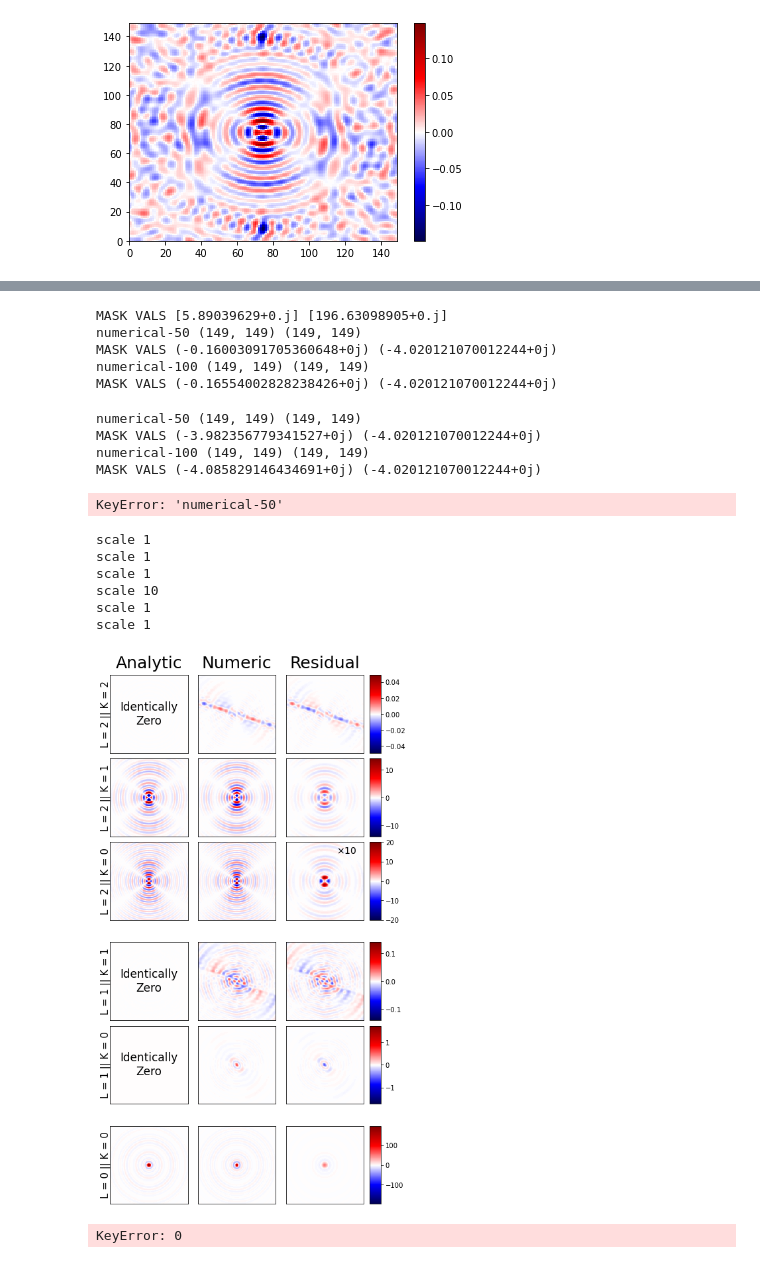
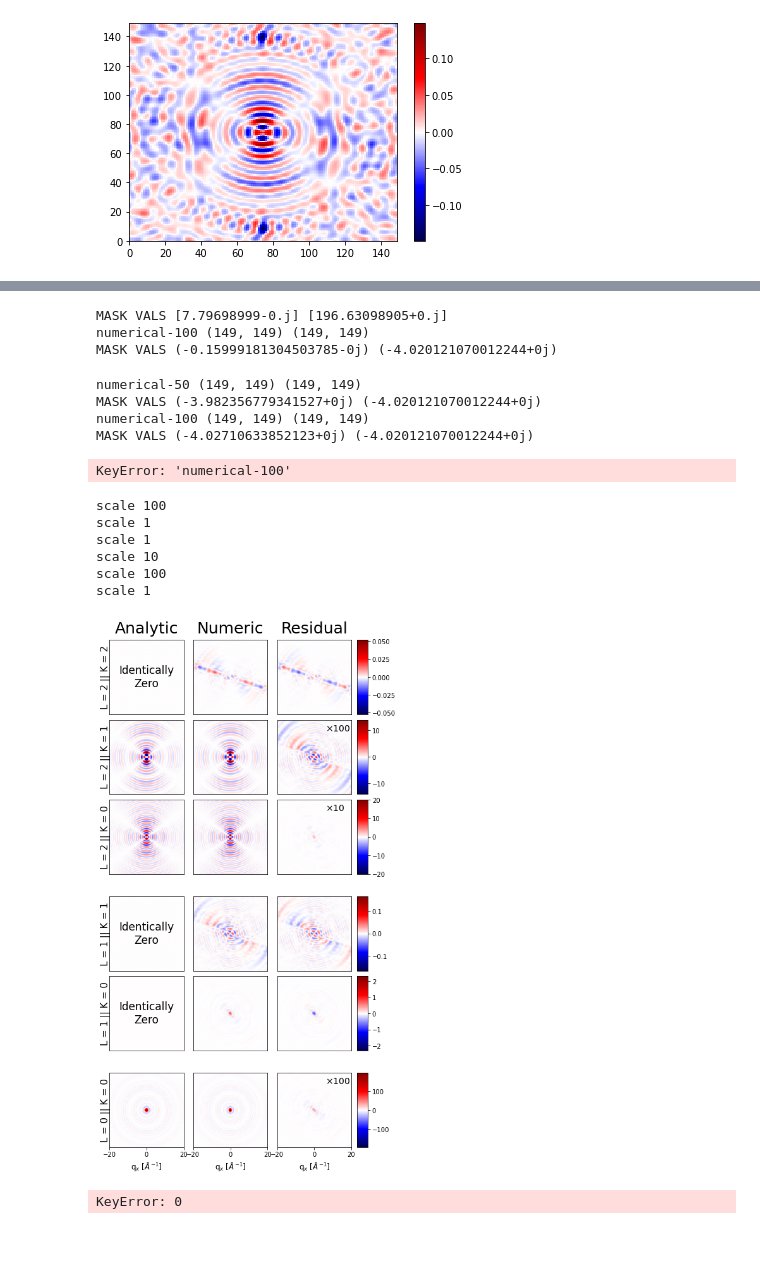
Before and after one commit to khegazy/physics_simulations, a Jupyter notebook: diffractionSimulation/validation/compareSims.ipynb, the cells around one changed output, grey strips where cells are left out. Saved outputs shown, nothing was run; the diff lists cells and outputs as text; code cells hidden in the pictures.

Commit message:
Updated plots

```diff
--- a/diffractionSimulation/validation/compareSims.ipynb
+++ b/diffractionSimulation/validation/compareSims.ipynb
@@ -125,9 +151,12 @@ plt.colorbar()
 compare = {}
 mask = np.ones_like(mol_mod_raw_anl[(0,0,0)])
 mask[mask.shape[0]//2, mask.shape[1]//2] = 0
-X,Y = np.meshgrid(
-    np.arange(mol_mod_raw_anl[(0,0,0)].shape[0]),
-    np.arange(mol_mod_raw_anl[(0,0,0)].shape[0]))
+q_ = q[mask.shape[0]//2,:]
+q_[:mask.shape[0]//2] *= -1
+X,Y = np.meshgrid(q_, q_)
+#X,Y = np.meshgrid(
+#    np.arange(mol_mod_raw_anl[(0,0,0)].shape[0]),
+#    np.arange(mol_mod_raw_anl[(0,0,0)].shape[0]))
 print("MASK VALS", mol_mod_raw_num[sm][(0,0,0)][np.invert(mask.astype(bool))], mol_mod_raw_anl[(0,0,0)][np.invert(mask.astype(bool))])
 for sm in sims:
     compare[sm] = {}
@@ -150,7 +179,7 @@ for sm in sims:
         """
 
         mol_mod_raw_num[sm][lmk] = scale*mol_mod_raw_num[sm][lmk]
-        diff = mol_mod_raw_anl[lmk] - np.conj(mol_mod_raw_num[sm][lmk])
+        diff = mol_mod_raw_anl[lmk] - mol_mod_raw_num[sm][lmk]
         rl_diff = np.sqrt(np.sum(np.real(diff)**2))
         im_diff = np.sqrt(np.sum(np.imag(diff)**2))
         compare[sm][lmk] = (copy(rl_diff), copy(im_diff),
@@ -161,11 +190,9 @@ for sm in sims:
         #    compare[sm][lmk][2], compare[sm][lmk][0], compare[sm][lmk][0]/compare[sm][lmk][2],
         #    compare[sm][lmk][3], compare[sm][lmk][1], compare[sm][lmk][1]/compare[sm][lmk][3]))
 # %% [output]
-MASK VALS [5.89039629+0.j] [196.63098905+0.j]
-numerical-50 (149, 149) (149, 149)
-MASK VALS (-0.16003091705360648+0j) (-4.020121070012244+0j)
+MASK VALS [7.79698999-0.j] [196.63098905+0.j]
 numerical-100 (149, 149) (149, 149)
-MASK VALS (-0.16554002828238426+0j) (-4.020121070012244+0j)
+MASK VALS (-0.15999181304503785-0j) (-4.020121070012244+0j)
 # %%
 compare = {}
 mask = np.ones_like(mol_mod_raw_anl[(0,0,0)])
@@ -194,7 +221,7 @@ for sm in sims:
         """
 
         mol_mod_raw_num[sm][lmk] = scale*mol_mod_raw_num[sm][lmk]
-        diff = mol_mod_raw_anl[lmk] - np.conj(mol_mod_raw_num[sm][lmk])
+        diff = mol_mod_raw_anl[lmk] - mol_mod_raw_num[sm][lmk]
         rl_diff = np.sqrt(np.sum(np.real(diff)**2))
         im_diff = np.sqrt(np.sum(np.imag(diff)**2))
         compare[sm][lmk] = (copy(rl_diff), copy(im_diff),
@@ -208,14 +235,14 @@ for sm in sims:
 numerical-50 (149, 149) (149, 149)
 MASK VALS (-3.982356779341527+0j) (-4.020121070012244+0j)
 numerical-100 (149, 149) (149, 149)
-MASK VALS (-4.085829146434691+0j) (-4.020121070012244+0j)
+MASK VALS (-4.02710633852123+0j) (-4.020121070012244+0j)
 # %%
 compare = {}
 mask = np.ones_like(mol_mod_raw_anl[sims[0]][(0,0,0)])
 mask[mask.shape[0]//2, mask.shape[1]//2] = 0
-X,Y = np.meshgrid(
-    np.arange(mol_mod_raw_anl[sims[0]][(0,0,0)].shape[0]),
-    np.arange(mol_mod_raw_anl[sims[0]][(0,0,0)].shape[0]))
+X,Y = np.meshgrid(q[mask.shape[0]//2,:], q[mask.shape[0]//2,:])
+#    np.arange(mol_mod_raw_anl[sims[0]][(0,0,0)].shape[0]),
+#    np.arange(mol_mod_raw_anl[sims[0]][(0,0,0)].shape[0]))
 for sm in sims:
     compare[sm] = {}
     scale = np.sum(np.abs(mask*mol_mod_raw_anl[sm][(2,0,0)]))\
@@ -237,7 +264,7 @@ for sm in sims:
         """
 
         mol_mod_raw_num[sm][lmk] = scale*mol_mod_raw_num[sm][lmk]
-        diff = mol_mod_raw_anl[sm][lmk] - np.conj(mol_mod_raw_num[sm][lmk])
+        diff = mol_mod_raw_anl[sm][lmk] - mol_mod_raw_num[sm][lmk]
         rl_diff = np.sqrt(np.sum(np.real(diff)**2))
         im_diff = np.sqrt(np.sum(np.imag(diff)**2))
         compare[sm][lmk] = (copy(rl_diff), copy(im_diff),
@@ -248,7 +275,7 @@ for sm in sims:
         #    compare[sm][lmk][2], compare[sm][lmk][0], compare[sm][lmk][0]/compare[sm][lmk][2],
         #    compare[sm][lmk][3], compare[sm][lmk][1], compare[sm][lmk][1]/compare[sm][lmk][3]))
 # %% [output]
-KeyError: 'numerical-50'
+KeyError: 'numerical-100'
 # %%
 ptype = "real"
 sm = sims[-1]
@@ -256,7 +283,7 @@ axs = []
 L = 2
 
 top_pad = 0.04
-bot_pad = 0.01
+bot_pad = 0.05
 l_pad = 0.04
 vert_pad = 0.01
 vert_dim = (1 - (bot_pad + top_pad + 2*l_pad + 3*vert_pad))/6
@@ -327,7 +354,7 @@ for l in range(L+1):
                     rng = np.max([np.abs(np.amin(np.imag(mol_mod_raw_anl[lmk]))), np.amax(np.imag(mol_mod_raw_anl[lmk])),
                              np.abs(np.amin(np.imag(mol_mod_raw_num[sm][lmk]))), np.amax(np.imag(mol_mod_raw_num[sm][lmk]))])
                     if rng < 1e-14:
-                        rng = 1e-4
+                        rng = 1e-1
                     if l==0:
                         print("RANGE", rng)
                     axs[rr][cc].pcolormesh(X, Y, np.imag(mol_mod_raw_anl[lmk]),
@@ -340,49 +367,55 @@ for l in range(L+1):
                 if ptype == "real":
                     num_image = scale*np.real(mol_mod_raw_num[sm][lmk])
                 elif ptype == "imag":
-                    num_image = scale*np.imag(np.conj(mol_mod_raw_num[sm][lmk]))
+                    num_image = scale*np.imag(mol_mod_raw_num[sm][lmk])
                 axs[rr][cc].pcolormesh(X, Y, num_image,
                         cmap='seismic', vmax=rng, vmin=-1*rng)
                 num_mag = np.sqrt(np.sum(num_image**2))
                 if np.sum(num_image**2) < 1e-25:
                     plot_zero(axs[rr][cc])
             else:
                 if ptype == "real":
                     residual = np.real(mol_mod_raw_anl[lmk] - scale*mol_mod_raw_num[sm][lmk])
                 elif ptype == "imag":
                     residual = np.imag(mol_mod_raw_anl[lmk] - scale*mol_mod_raw_num[sm][lmk])
-                res_scale = int(num_mag/np.sqrt(np.sum(residual**2)))
-                res_scale = 10**(len(str(res_scale))-1)
-                print("scale", res_scale)
-                if res_scale >= 10:
-                    axs[rr][cc].text(0.65, 0.85, r'$\times {}$'.format(res_scale),
-                                transform=axs[rr][cc].transAxes, fontsize=14)
+                if np.sum(residual**2):
+                    res_scale = int(num_mag/np.sqrt(np.sum(residual**2)))
+                    res_scale = 10**(len(str(res_scale))-1)
+                    print("scale", res_scale)
+                    if res_scale >= 10:
+                        axs[rr][cc].text(0.65, 0.85, r'$\times {}$'.format(res_scale),
+                                    transform=axs[rr][cc].transAxes, fontsize=14)
                 im = axs[rr][cc].pcolormesh(X, Y, res_scale*residual,
                         cmap='seismic', vmax=rng, vmin=-1*rng)
                 if np.sum(residual**2) < 1e-25:
                     plot_zero(axs[rr][cc])
 
                 fig.colorbar(im, cax=caxs[rr])
             axs[rr][cc].xaxis.set_visible(False)
             axs[rr][cc].yaxis.set_visible(False)
 
         rr += 1
 plt.text(0.5, 1.15, 'Analytic', horizontalalignment='center', fontsize=25,
      verticalalignment='center', transform=axs[-1][0].transAxes)
 plt.text(0.5, 1.15, 'Numeric', horizontalalignment='center', fontsize=25,
      verticalalignment='center', transform=axs[-1][1].transAxes)
 plt.text(0.5, 1.15, 'Residual', horizontalalignment='center', fontsize=25,
      verticalalignment='center', transform=axs[-1][2].transAxes)
 
+for i in range(3):
+    axs[0][i].xaxis.set_visible(True)
+    axs[0][i].set_xlabel("q$_x$ $[\AA^{-1}]$", fontsize=12)
+    axs[0][i].tick_params(axis='x', labelsize=10)
+
 fig.savefig("plots/compare_sims_"+ptype+".png")
 # %% [output]
-scale 1
+scale 100
 scale 1
 scale 1
 scale 10
+scale 100
 scale 1
-scale 1
-[figure, old version]
+[figure, new version]
 # %%
 labels = []
 diff_all, diff_k0 = [], []
```
Also changed, not shown: parts of 12 cells of this notebook.
